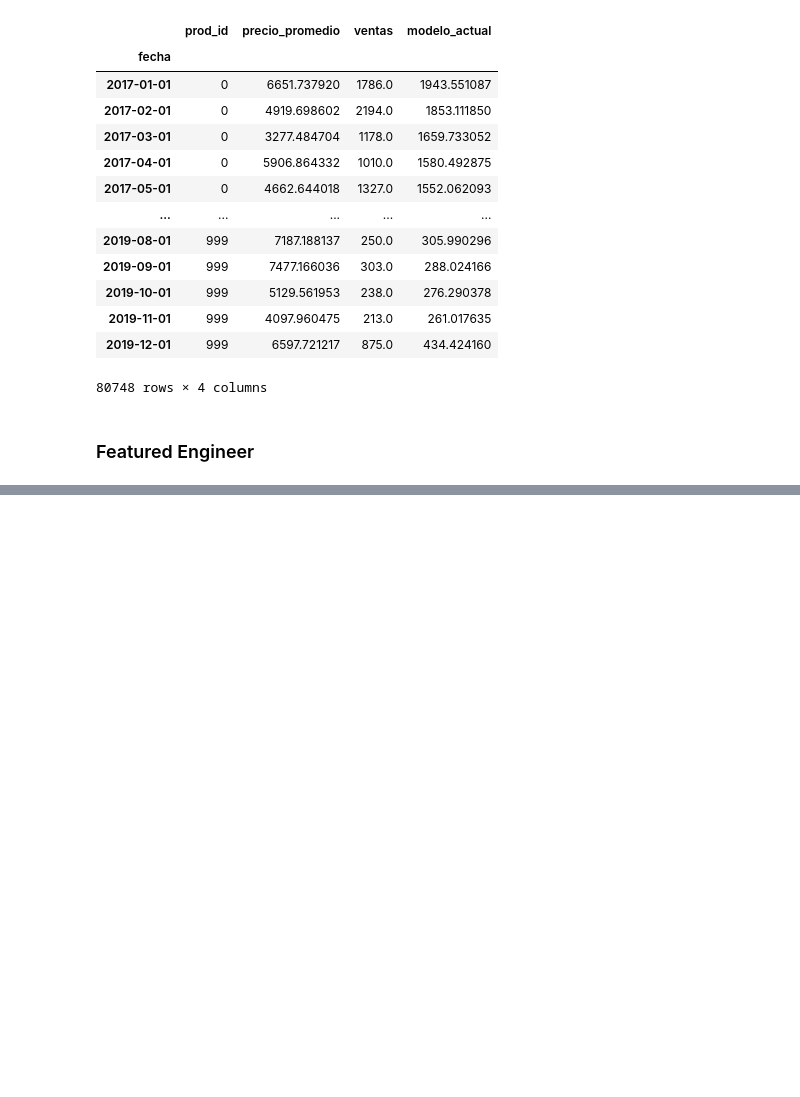
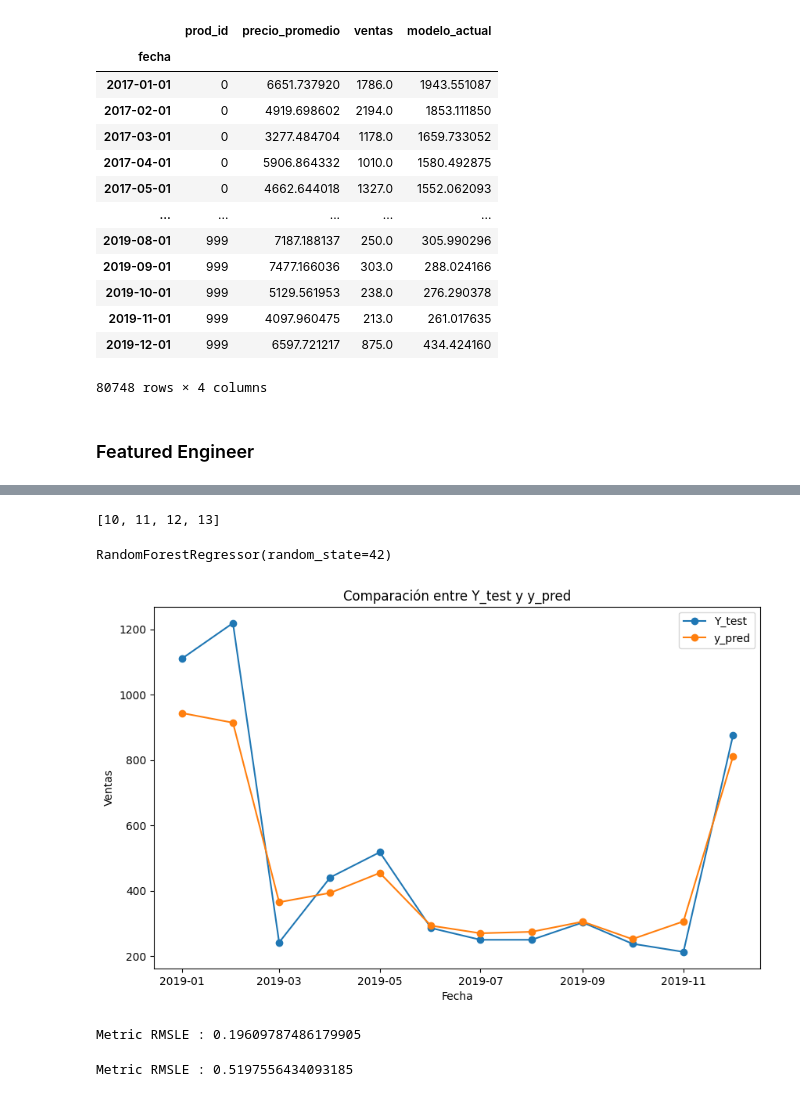
Before and after one commit to cristianBMJ/Brain_Food_challengue, a Jupyter notebook: solucion_desafio_BF.ipynb, the cells around one changed output, grey strips where cells are left out. Drawn from its saved outputs; the diff is of its cells as text; code cells hidden in the pictures; blank space fills up the shorter version.

```diff
--- a/solucion_desafio_BF.ipynb
+++ b/solucion_desafio_BF.ipynb
@@ -280,0 +365,59 @@ X1.head()
+# %%
+df.dropna( axis=0 ,  inplace=True )
+
+y = df['ventas'] # variable a predecir
+X = df.drop('ventas', axis = 1).copy()
+
+init = -12
+X_train = X.iloc[init:]
+y_train = y.iloc[init:]
+
+X_test = X.iloc[init:]
+y_test = y.iloc[init:]
+
+
+L = list( range(14))
+L[-4:]
+# %% [output]
+[10, 11, 12, 13]
+# %%
+# MODEL
+
+model_Random_Forest = RandomForestRegressor(random_state = 42)
+model_Random_Forest.fit(X_train, y_train)
+# %% [output]
+RandomForestRegressor(random_state=42)
+# %%
+Y_test = pd.DataFrame( y_test,   columns=['ventas'])
+y_pred = pd.DataFrame(model_Random_Forest.predict(X_test), index=X_test.index, columns=['ventas'] )
+# %%
+Y_test.index = Y_test.index.to_timestamp()
+y_pred.index = y_pred.index.to_timestamp()
+# %%
+import matplotlib.pyplot as plt
+
+# Crear una figura y ejes
+fig, ax = plt.subplots(figsize=(10, 6))
+
+# Plotear Y_test
+ax.plot( Y_test.iloc[init:].index , Y_test.iloc[init:]['ventas'], label='Y_test', marker='o')
+
+# Plotear y_pred
+ax.plot(y_pred.iloc[init:].index, y_pred.iloc[init:]['ventas'], label='y_pred', marker='o')
+
+plt.xlabel('Fecha')
+plt.ylabel('Ventas')
+plt.title('Comparación entre Y_test y y_pred')
+plt.legend()
+
+plt.show()
+# %% [output]
+[figure, added]
+# %%
+print('Metric RMSLE :', np.sqrt(  msle( Y_test , y_pred ) ))
+# %% [output]
+Metric RMSLE : 0.19609787486179905
+# %%
+print('Metric RMSLE :', np.sqrt(  msle( Y_test , X_test['modelo_actual'] ) ))
+# %% [output]
+Metric RMSLE : 0.5197556434093185
```
Also changed, not shown: parts of 11 cells of this notebook.
